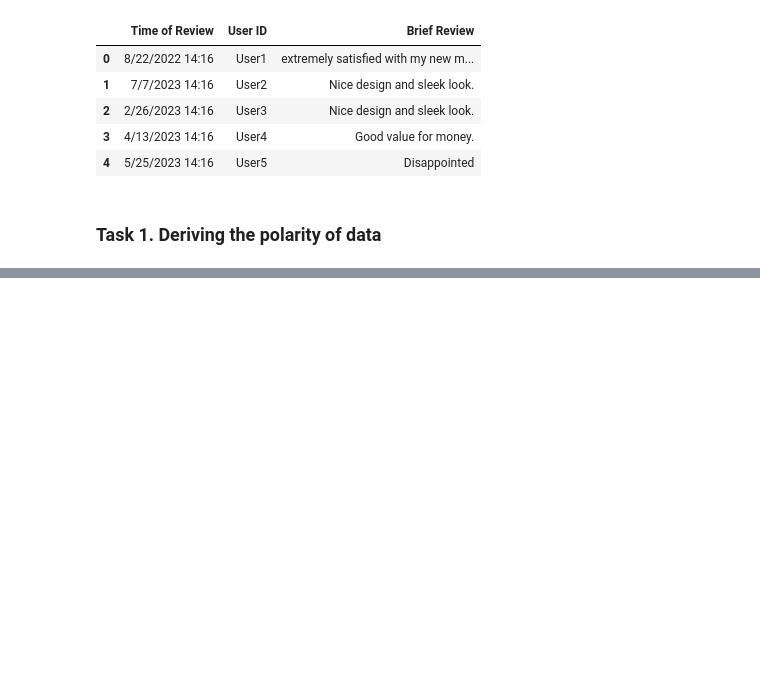
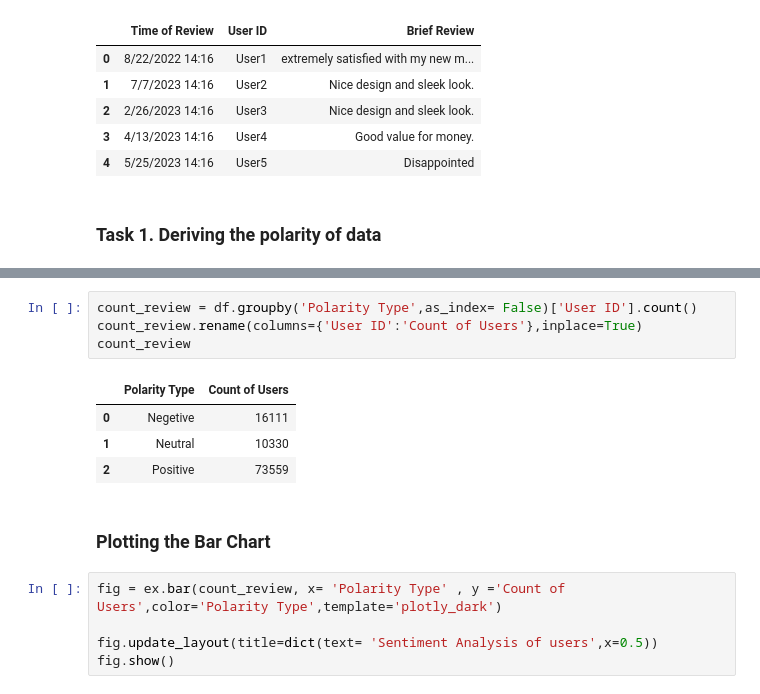
Before and after one commit to pranavsirsufale/sentiment_analysis_full_project, a Jupyter notebook: sentimnet analysis project/sentimentanaly.ipynb, the cells around one changed output, grey strips where cells are left out. Drawn from its saved outputs; the diff is of its cells as text; blank space fills up the shorter version.

```diff
--- a/sentimnet analysis project/sentimentanaly.ipynb
+++ b/sentimnet analysis project/sentimentanaly.ipynb
@@ -67,0 +92,16 @@ AttributeError: 'Sentiment' object has no attribute 'apply'
+# %%
+count_review = df.groupby('Polarity Type',as_index= False)['User ID'].count()
+count_review.rename(columns={'User ID':'Count of Users'},inplace=True)
+count_review
+# %% [output]
+|  | Polarity Type | Count of Users |
+| 0 | Negetive | 16111 |
+| 1 | Neutral | 10330 |
+| 2 | Positive | 73559 |
+# %% [markdown]
+### Plotting the Bar Chart
+# %%
+fig = ex.bar(count_review, x= 'Polarity Type' , y ='Count of Users',color='Polarity Type',template='plotly_dark')
+
+fig.update_layout(title=dict(text= 'Sentiment Analysis of users',x=0.5))
+fig.show()
```
Also changed, not shown: parts of 2 cells of this notebook.
